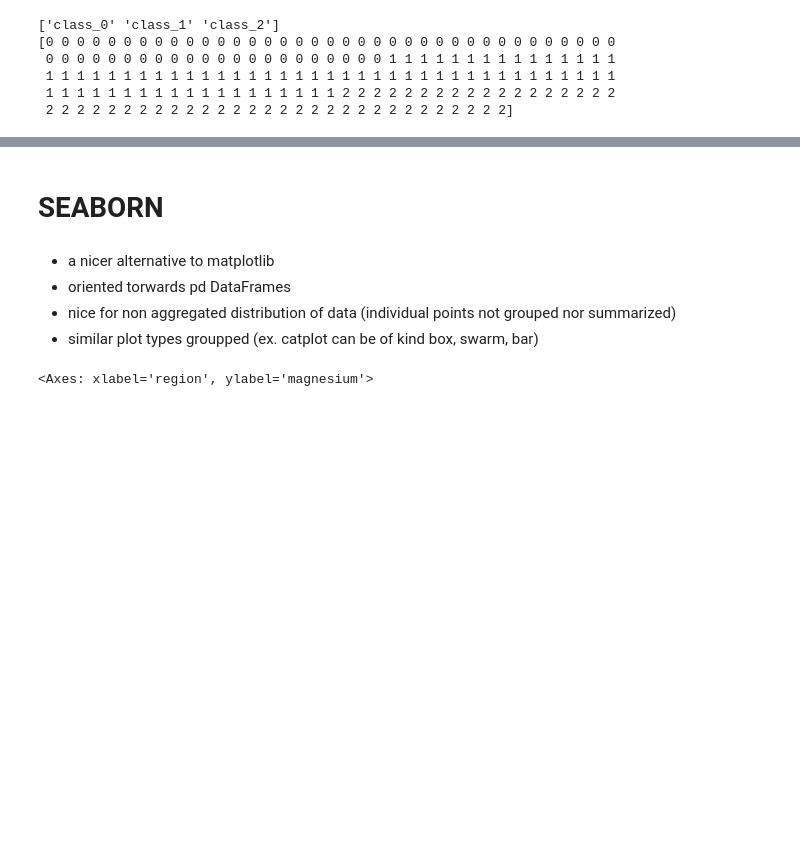
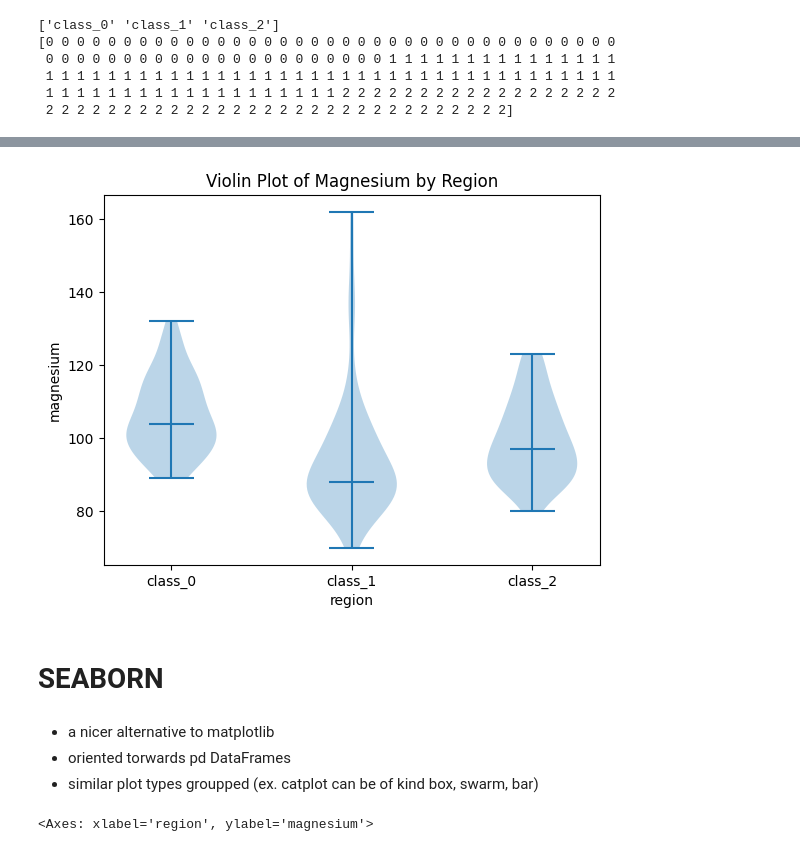
Before and after one commit to PiotrRenk/losowe_notebooki, a Jupyter notebook: src/vizualization_librarys.ipynb, the cells around one changed output, grey strips where cells are left out. Saved outputs shown, nothing was run; the diff lists cells and outputs as text; code cells hidden in the pictures; blank space fills up the shorter version.

```diff
--- a/src/vizualization_librarys.ipynb
+++ b/src/vizualization_librarys.ipynb
@@ -66,9 +116,22 @@ states_df = pd.DataFrame([
+# %%
+plt.figure()
+
+plt.violinplot(data, showmeans=False, showmedians=True)
+
+plt.xticks(range(1, len(regions) + 1), regions)
+
+plt.xlabel('region')
+plt.ylabel('magnesium')
+plt.title('Violin Plot of Magnesium by Region')
+
+plt.show()
+# %% [output]
+[figure, added]
 # %% [markdown]
 # SEABORN
 # %% [markdown]
 - a nicer alternative to matplotlib
 - oriented torwards pd DataFrames
-- nice for non aggregated distribution of data (individual points not grouped nor summarized)
 - similar plot types groupped (ex. catplot can be of kind box, swarm, bar)
 # %%
 import seaborn as sns
```
Also changed, not shown: parts of 30 cells of this notebook, 4 other files.
